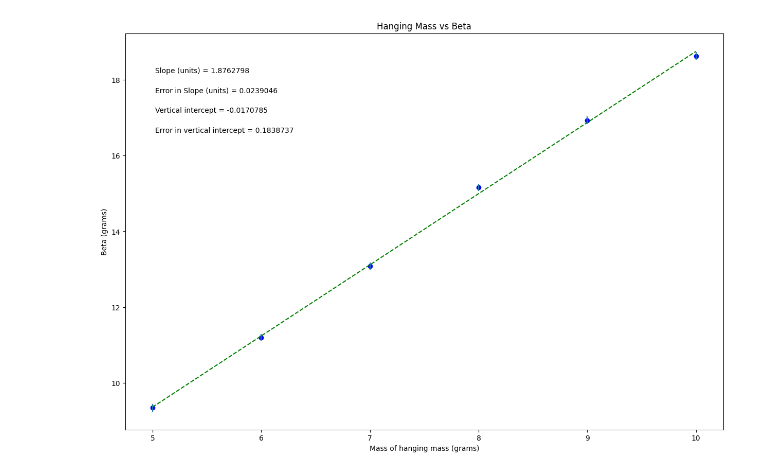
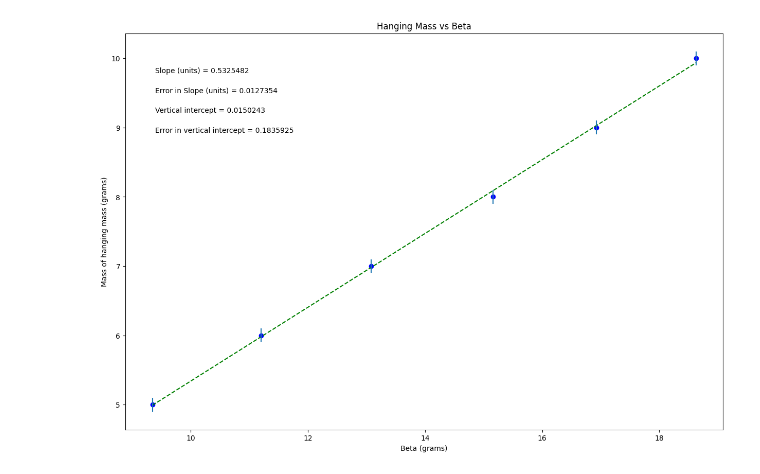
Before and after one commit to BGustafson-325/PHSX221, a Jupyter notebook: Work_and_Kinetic_Energy.ipynb, the cells around one changed output. Saved outputs shown, nothing was run; the diff lists cells and outputs as text; code cells hidden in the pictures.

```diff
--- a/Work_and_Kinetic_Energy.ipynb
+++ b/Work_and_Kinetic_Energy.ipynb
@@ -19,9 +19,9 @@ import matplotlib.pyplot as plt
 #variable names should start with a letter and must contain only letters, numbers, and underscores
 
 
+B = np.array([9.345949742, 11.1968039, 13.07684443, 15.15810832, 16.92668694, 18.62572562])
+
 Mh = np.array([5.0, 6.0, 7.0, 8.0, 9.0, 10])
-
-B = np.array([9.345949742, 11.1968039, 13.07684443, 15.15810832, 16.92668694, 18.62572562])
 
 dMh = np.array([0.1, 0.1, 0.1, 0.1, 0.1, 0.1])
 
@@ -30,16 +30,16 @@ dMh = np.array([0.1, 0.1, 0.1, 0.1, 0.1, 0.1])
 #Re-assign variables as x, y, dy so that the remaining plotting code may remain generic
 #UPDATE VARIABLE NAMES (ON RHS OF EACH EQUAL SIGN) TO MATCH VARIABLE NAMES FOR DATA ABOVE
 
-x = Mh             #this should be the array you want to plot on the x axis
-y = B           #this should be the array you want to plot on the y axis
+x = B             #this should be the array you want to plot on the x axis
+y = Mh           #this should be the array you want to plot on the y axis
 dy = dMh        #this should be your error in y array
 
 
 #UPDATE EACH OF THESE 4 STRINGS FOR YOUR PLOT LABELS AS YOU WANT THEM TO APPEAR
 
 plot_title= 'Hanging Mass vs Beta'
-x_label= 'Mass of hanging mass (grams)'
-y_label= 'Beta (grams)'
+x_label= 'Beta (grams)'
+y_label= 'Mass of hanging mass (grams)'
 slope_units= 'units'
 
 #UPDATE ANNOTATION PLACEMENT SO IT'S OUT OF WAY OF PLOTTED DATA AND BEST FIT LINE
@@ -92,31 +92,31 @@ elif annotation_placement==3 or annotation_placement==4:
 #Don't need to change anything in this section!
 
 #Plot data on graph. Plot error bars and place values for slope,
 #error in slope, and vertical intercept (plus error) on the plot using "annotate"
 
 plt.figure(figsize=(15,10))
 
 plt.plot(x, fit, color='green', linestyle='--')
 plt.scatter(x, y, color='blue', marker='o')
 
 plt.xlabel(x_label)
 plt.ylabel(y_label)
 plt.title(plot_title)
 
 plt.errorbar(x, y, yerr=dy, xerr=None, fmt="none") #don't need to plot x error bars
 
 plt.annotate('Slope ({}) = {value:.{digits}f}'.format(slope_units,value=m, digits=7),
              (xpos, ypos[0]), xycoords='axes fraction')
 
 plt.annotate('Error in Slope ({}) = {value:.{digits}f}'.format(slope_units,value=dm, digits=7),
              (xpos, ypos[1]), xycoords='axes fraction')
 
 plt.annotate('Vertical intercept = {value:.{digits}f}'.format(value=b, digits=7),
              (xpos, ypos[2]), xycoords='axes fraction')
 
 plt.annotate('Error in vertical intercept = {value:.{digits}f}'.format(value=db, digits=7),
              (xpos, ypos[3]), xycoords='axes fraction')
 
 plt.show()
 # %% [output]
-[figure, old version]
+[figure, new version]
```
